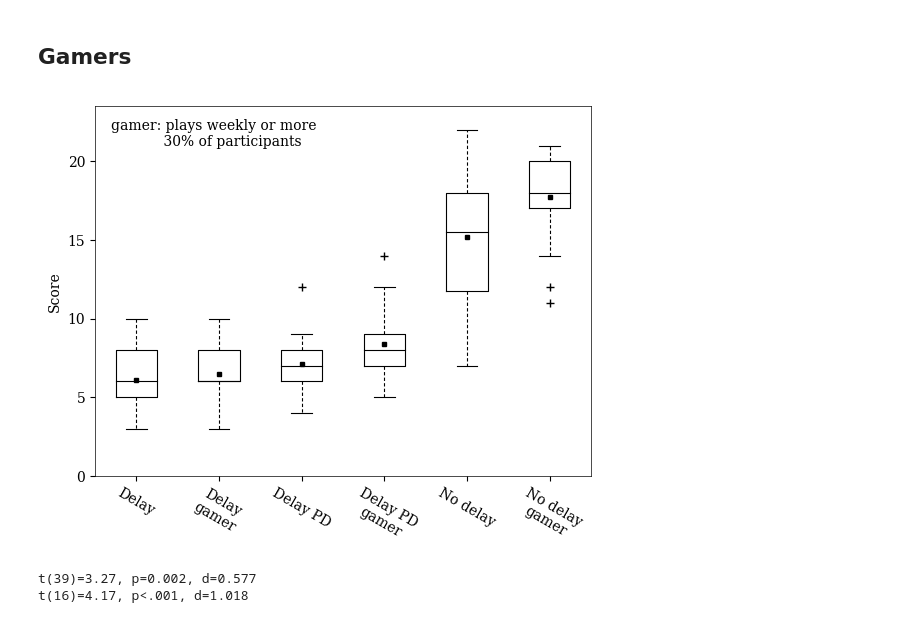
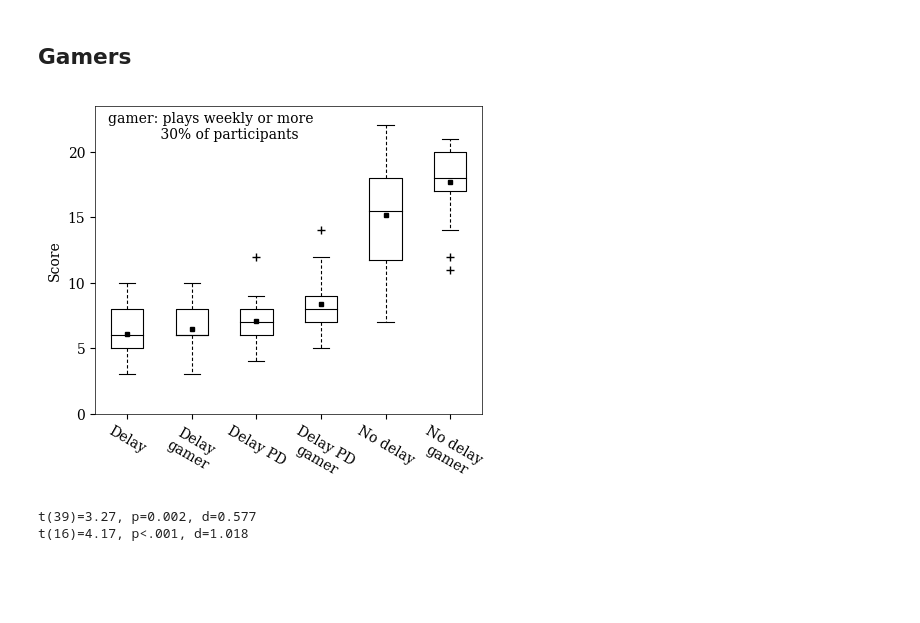
Before and after one commit to martinloland/master_thesis, a Jupyter notebook: data/Thesis Data.ipynb, the cells around one changed output. Cells and saved outputs as stored; diff of their text form; code cells hidden in the pictures; blank space fills up the shorter version.

```diff
--- a/data/Thesis Data.ipynb
+++ b/data/Thesis Data.ipynb
@@ -309,7 +309,7 @@ plt.style.use('default')
 plt.style.use('thesis.mplstyle')
 
 n_partic = pd.read_sql_query("select rowid from actors where valid=1 ;", conn).size
-fig1, ax1 = plt.subplots(figsize=(6.5,5))
+fig1, ax1 = plt.subplots(figsize=(5,4))
 tlx_answers = []
 
 bar_width= 0.13
@@ -326,7 +326,6 @@ for idx, metric in enumerate(tlx_metrics):
     std_ = data.std(axis=0)
     x_pos = np.arange(3)+1 - bar_width*3 +idx*bar_width+bar_width/2
     tlx_answers.append(data)
-    print('{:.0f}%'.format((1-mean_[1]/mean_[0])*100))
 
     ax1.bar(x_pos, mean_, bar_width, yerr=std_, label=metric,
             edgecolor='k',
@@ -338,7 +337,9 @@ for idx, metric in enumerate(tlx_metrics):
 ax1.xaxis.set_major_formatter(ticker.FuncFormatter(exp_format))
 ax1.set_xticks(np.arange(3)+1)
 plt.ylim(0,10)
-plt.legend(ncol=2)
+plt.legend(ncol=2, fontsize='small')
 plt.show()
 # fig1.savefig('../img/{}.png'.format(filename), bbox_inches='tight')
+for idx, metric in enumerate(tlx_answers):
+    output_statistical_information(metric, tlx_metrics[idx])
 # %% [output]
@@ -561,33 +573,33 @@ t(17)=3.26, p=0.005, d=0.902
 # %%
 def game_format(x, pos=None):
     names = {1: 'Delay',
              2: 'Delay\ngamer',
             3: 'Delay PD',
             4: 'Delay PD\ngamer',
             5: 'No delay',
             6: 'No delay\ngamer'}
     return names[x]
 
 gamers = pd.read_sql_query("select rowid, * from actors where valid=1 and game<=1;", conn)
 ga = np.array(gamers[['tothitsexp0', 'tothitsexp1', 'tothitsexp2']])
 non_gamers = pd.read_sql_query("select rowid, * from actors where valid=1 and game >1;", conn)
 no = np.array(non_gamers[['tothitsexp0', 'tothitsexp1', 'tothitsexp2']])
 
 game_per = len(gamers)/(len(gamers)+len(non_gamers))
 
 filename = 'gamer_performance'
-fig1, ax1 = plt.subplots()
+fig1, ax1 = plt.subplots(figsize=(5,4))
 # ax1.set_title('Performance gamers vs non gamers')
 ax1.boxplot([no[...,0], ga[...,0], no[...,1], ga[...,1], no[...,2], ga[...,2]])
 ax1.xaxis.set_major_formatter(ticker.FuncFormatter(game_format))
 plt.ylabel('Score')
 plt.text(0.7, 21, 'gamer: plays weekly or more\n            {:.0f}% of participants'.format(game_per*100), fontsize=10)
 plt.xticks(rotation=-30)
 plt.ylim([0,23.5])
 plt.show()
-fig1.savefig('../img/{}.png'.format(filename), bbox_inches='tight')
+# fig1.savefig('../img/{}.png'.format(filename), bbox_inches='tight')
 # %% [output]
-[figure, old version]
+[figure, new version]
 # %%
 exp = 2
 print_sig(no[...,0], no[...,1])
```
Also changed, not shown: parts of 2 cells of this notebook, 11 other files.
